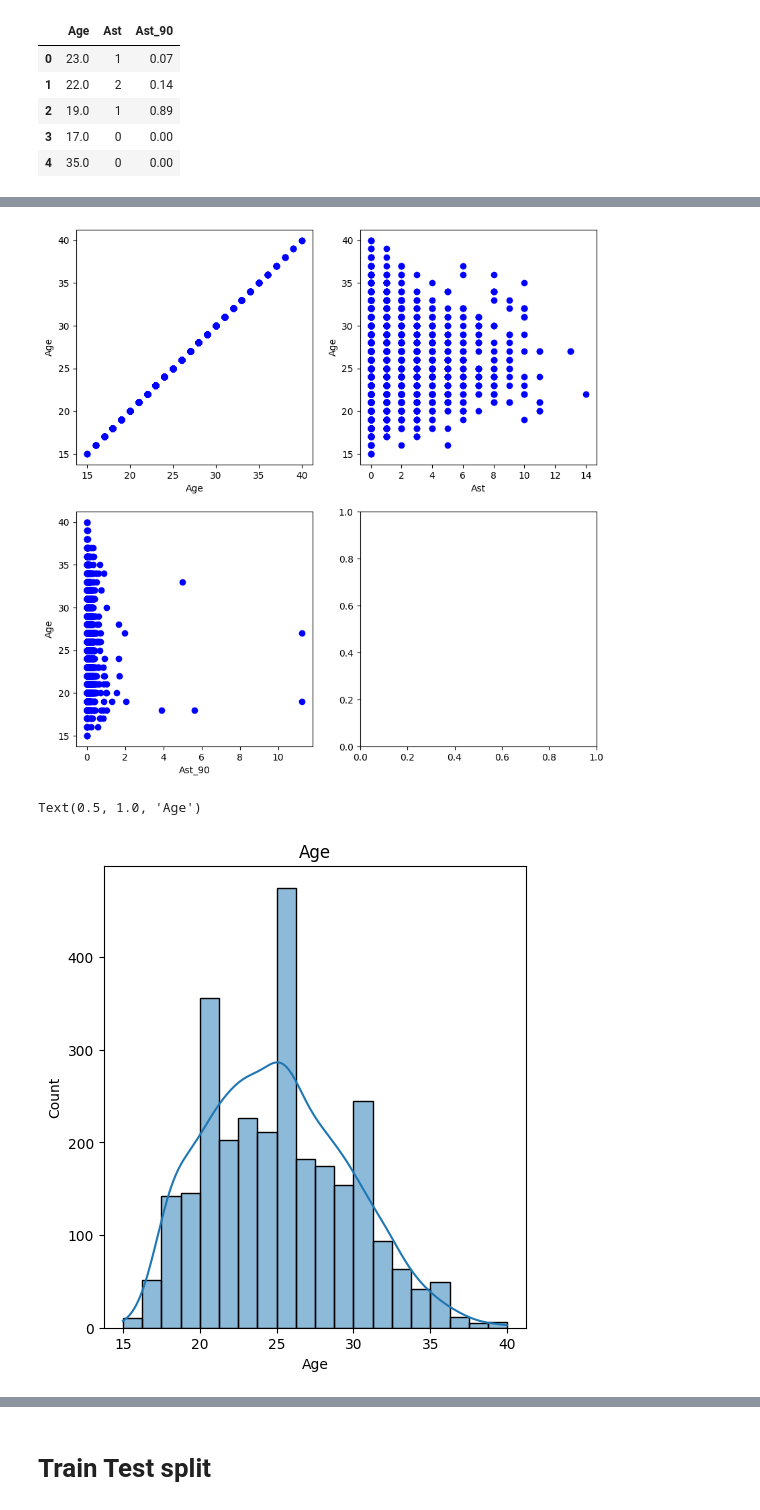
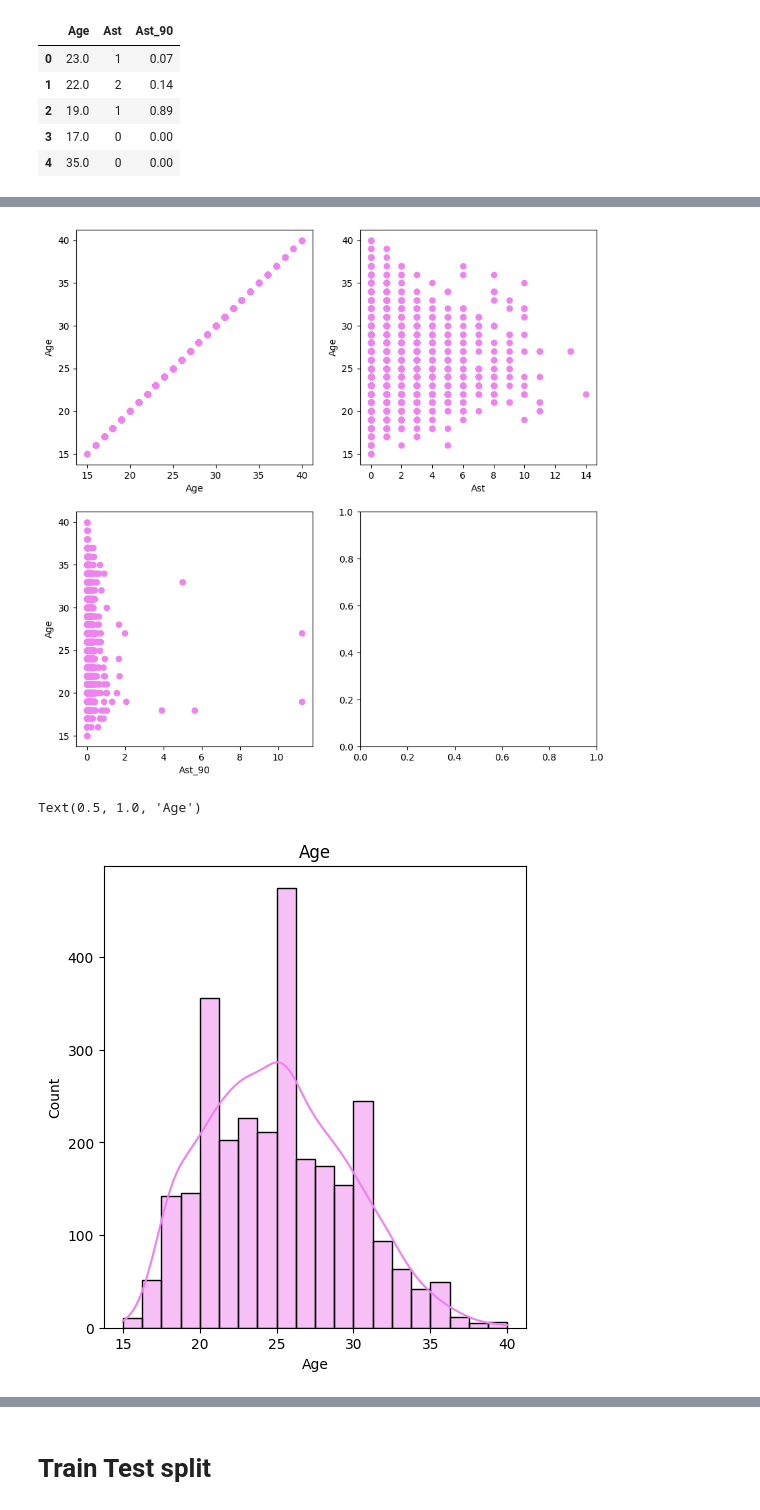
Before and after one commit to benjokapu/tpAvanzadoIA, a Jupyter notebook: analisis.ipynb, the cells around one changed output, grey strips where cells are left out. Drawn from its saved outputs; the diff is of its cells as text; code cells hidden in the pictures.

```diff
--- a/analisis.ipynb
+++ b/analisis.ipynb
@@ -103,19 +105,19 @@ plt.show()
 fig, axs = plt.subplots(2, 2, figsize=(10, 10))
 
 for i, e in enumerate(dsNum[["Age", "Ast", "Ast_90"]]):
-    axs[i // 2, i % 2].scatter(dsNum[e], dsNum["Age"], color="blue")
+    axs[i // 2, i % 2].scatter(dsNum[e], dsNum["Age"], color="violet")
     axs[i // 2, i % 2].set_xlabel(e)
     axs[i // 2, i % 2].set_ylabel("Age")
 # %% [output]
-[figure, old version]
+[figure, new version]
 # %%
 plt.figure(figsize=(12, 6))
 plt.subplot(1, 2, 1)
-sns.histplot(dsNum["Age"], bins=20, kde=True)
+sns.histplot(dsNum["Age"], bins=20, kde=True, color="violet")
 plt.title("Age")
 # %% [output]
 Text(0.5, 1.0, 'Age')
-[figure, old version]
+[figure, new version]
 # %%
 plt.figure(figsize=(12, 6))
 plt.subplot(1, 2, 1)
```
Also changed, not shown: parts of 19 cells of this notebook.
